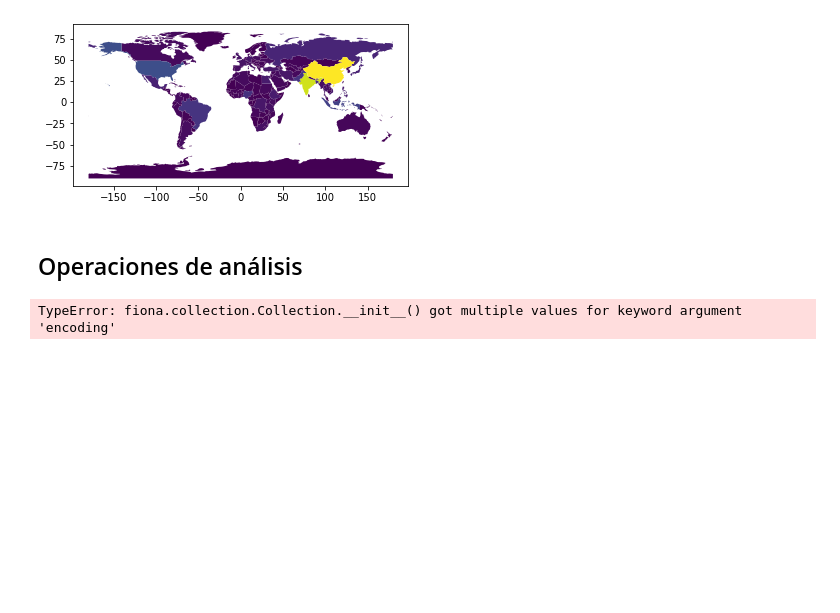
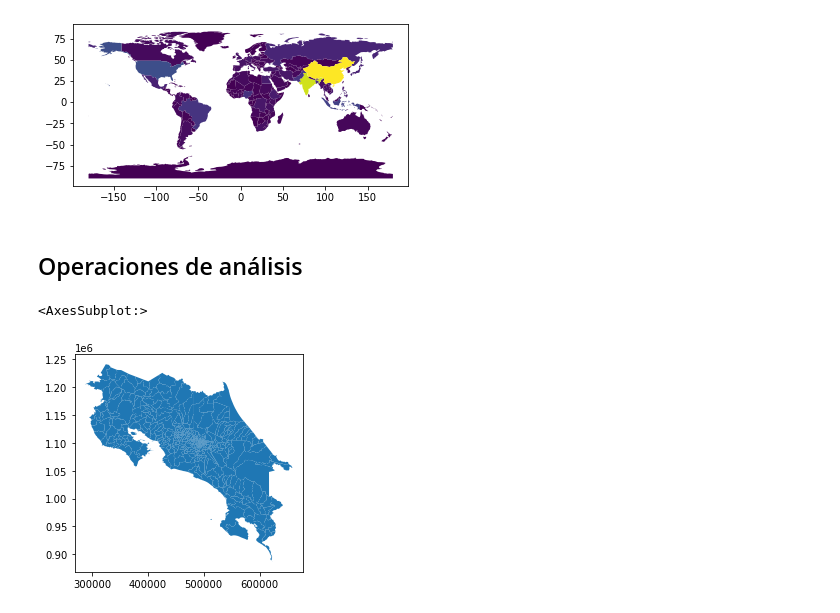
Before and after one commit to curso-python-imn/curso-python-imn.github.io, a Jupyter notebook: 18-geopandas.ipynb, the cells around one changed output. Saved outputs shown, nothing was run; the diff lists cells and outputs as text; code cells hidden in the pictures; blank space fills up the shorter version.

Commit message:
Agregar datos de la red de caminos de Costa Rica

```diff
--- a/18-geopandas.ipynb
+++ b/18-geopandas.ipynb
@@ -160,17 +160,22 @@ paises.plot(column = "pop_est")
 ## Operaciones de análisis
 # %%
 # Carga de datos de distritos de Costa Rica
-
-# Desde un shapefile remoto comprimido
-distritos = gpd.read_file("https://github.com/curso-python-imn/curso-python-imn.github.io/raw/main/datos/division-territorial/limite_politico_administrativo_region.zip", encoding = "utf-8")
 
 # Desde un shapefile local descomprimido
 # distritos = gpd.read_file("datos/division-territorial/LIMITE_POLITICO_ADMINISTRATIVO_region.shp")
 
 # Desde un shapefile local comprimido
 # distritos = gpd.read_file("zip://./datos/division-territorial/limite_politico_administrativo_region.zip")
 
+# Desde un shapefile remoto comprimido
+# distritos = gpd.read_file("zip://https://raw.githubusercontent.com/curso-python-imn/curso-python-imn.github.io/main/datos/division-territorial/limite_politico_administrativo_region.zip")
 
+# Desde un GeoJSON remoto comprimido
+distritos = gpd.read_file("https://raw.githubusercontent.com/curso-python-imn/curso-python-imn.github.io/main/datos/division-territorial/LIMITE_POLITICO_ADMINISTRATIVO_region.geojson")
+
+
+# Mapeo
 distritos.plot()
 # %% [output]
-TypeError: fiona.collection.Collection.__init__() got multiple values for keyword argument 'encoding'
+<AxesSubplot:>
+[figure, added]
```
Also changed, not shown: 12 other files.
